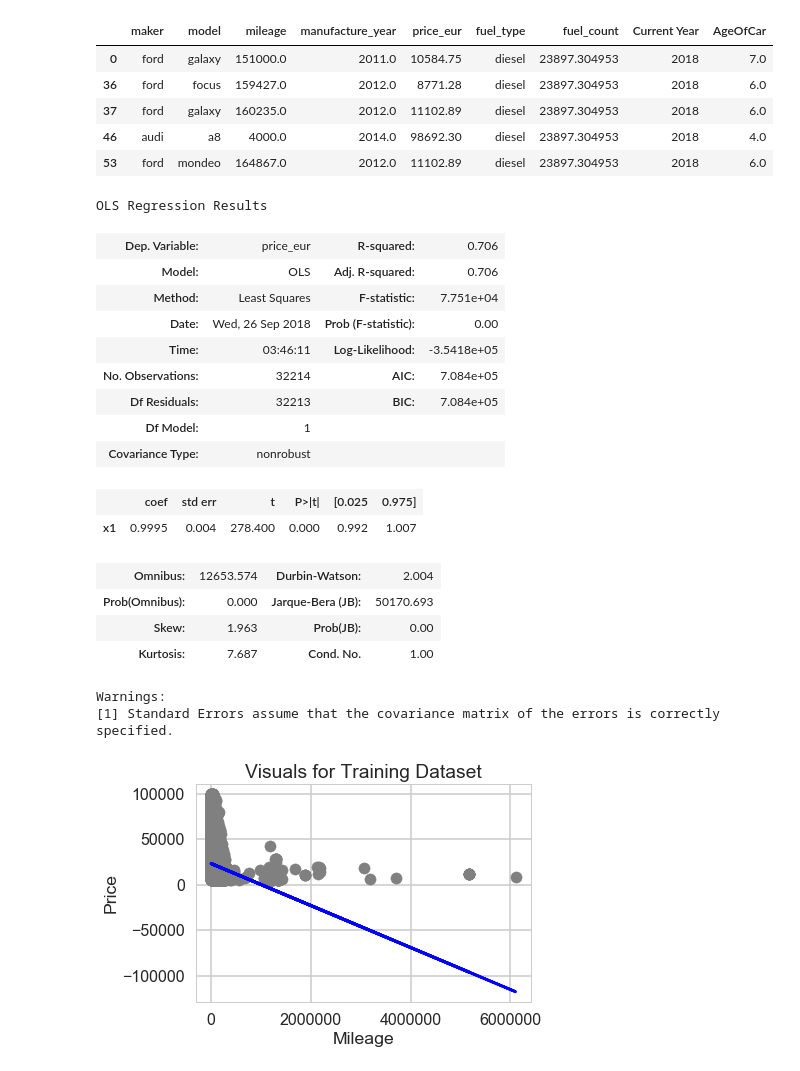
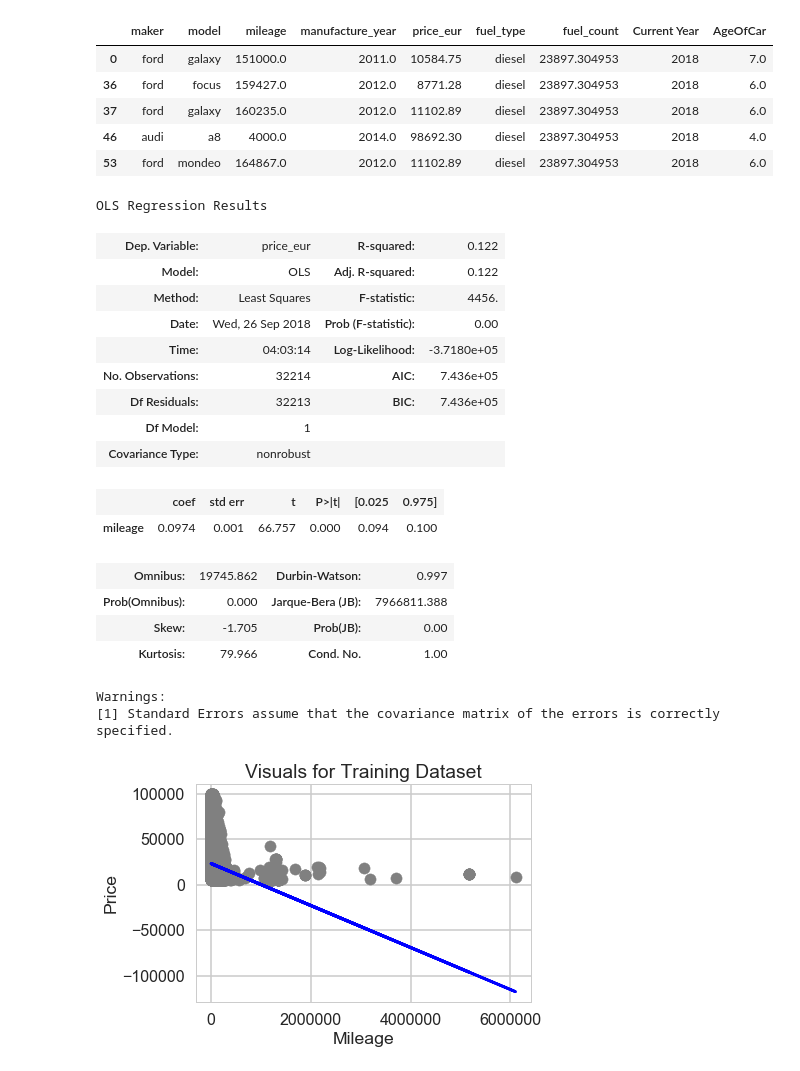
Before and after one commit to Supreethamg/CMPE257_ML, a Jupyter notebook: Linear Regression/cars_analysis_assignment_3.ipynb, the cells around one changed output. Drawn from its saved outputs; the diff is of its cells as text; code cells hidden in the pictures.

```diff
--- a/Linear Regression/cars_analysis_assignment_3.ipynb
+++ b/Linear Regression/cars_analysis_assignment_3.ipynb
@@ -199,34 +199,34 @@ See the caveats in the documentation: http://pandas.pydata.org/pandas-docs/stabl
 # %%
 # Run linear regression for predictor variable 'mileage' with 'price_eur' as target variable
 df_standard = data1_subset_cleaned[['mileage', 'price_eur']]
 
 lm  = LinearRegression()
 X = data1_subset_cleaned[['mileage']]
 Y = data1_subset_cleaned['price_eur']
 X_train, X_test, Y_train, Y_test  = train_test_split(X, Y , test_size = 0.3)
 lm.fit(X_train, Y_train)
 Y_pred = lm.predict(X_test)
 
-model = sm.OLS(Y_test,Y_pred)
+model = sm.OLS(Y_test,X_test)
 result = model.fit()
 result.summary()
 # %% [output]
 OLS Regression Results
-| Dep. Variable: | price_eur | R-squared: | 0.706 |
-| Model: | OLS | Adj. R-squared: | 0.706 |
-| Method: | Least Squares | F-statistic: | 7.751e+04 |
+| Dep. Variable: | price_eur | R-squared: | 0.122 |
+| Model: | OLS | Adj. R-squared: | 0.122 |
+| Method: | Least Squares | F-statistic: | 4456. |
 | Date: | Wed, 26 Sep 2018 | Prob (F-statistic): | 0.00 |
-| Time: | 03:46:11 | Log-Likelihood: | -3.5418e+05 |
-| No. Observations: | 32214 | AIC: | 7.084e+05 |
-| Df Residuals: | 32213 | BIC: | 7.084e+05 |
+| Time: | 04:03:14 | Log-Likelihood: | -3.7180e+05 |
+| No. Observations: | 32214 | AIC: | 7.436e+05 |
+| Df Residuals: | 32213 | BIC: | 7.436e+05 |
 | Df Model: | 1 |  |  |
 | Covariance Type: | nonrobust |  |  |
 |  | coef | std err | t | P>|t| | [0.025 | 0.975] |
-| x1 | 0.9995 | 0.004 | 278.400 | 0.000 | 0.992 | 1.007 |
+| mileage | 0.0974 | 0.001 | 66.757 | 0.000 | 0.094 | 0.100 |
-| Omnibus: | 12653.574 | Durbin-Watson: | 2.004 |
-| Prob(Omnibus): | 0.000 | Jarque-Bera (JB): | 50170.693 |
-| Skew: | 1.963 | Prob(JB): | 0.00 |
-| Kurtosis: | 7.687 | Cond. No. | 1.00 |
+| Omnibus: | 19745.862 | Durbin-Watson: | 0.997 |
+| Prob(Omnibus): | 0.000 | Jarque-Bera (JB): | 7966811.388 |
+| Skew: | -1.705 | Prob(JB): | 0.00 |
+| Kurtosis: | 79.966 | Cond. No. | 1.00 |
 Warnings:
 [1] Standard Errors assume that the covariance matrix of the errors is correctly specified.
 # %%
```
Also changed, not shown: parts of 3 cells of this notebook.
